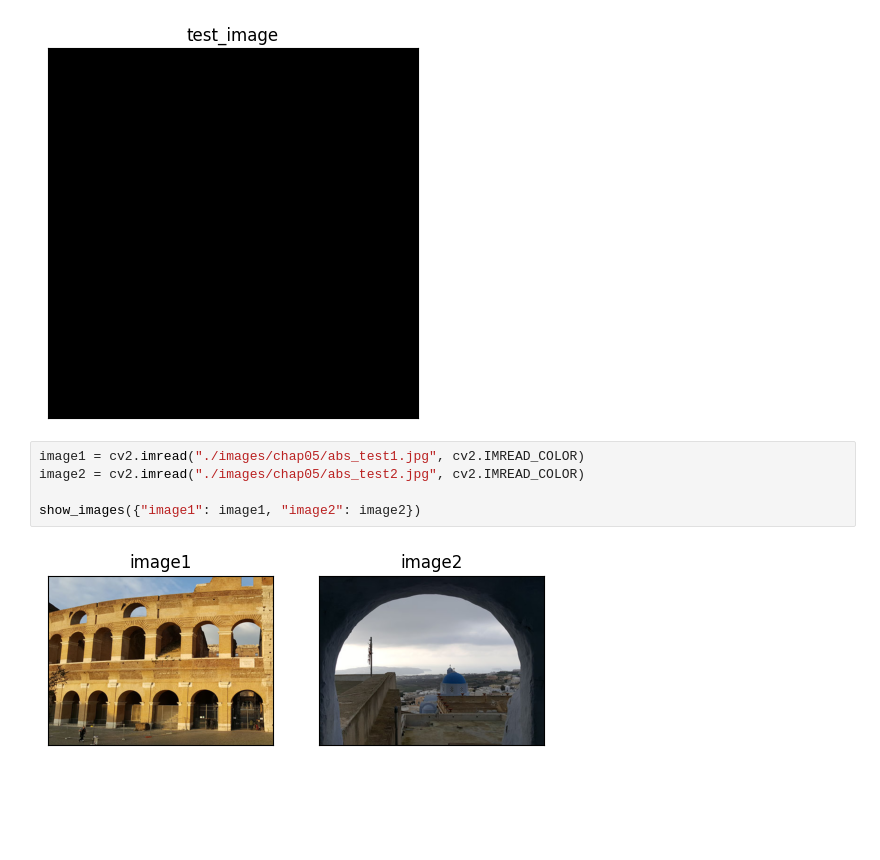
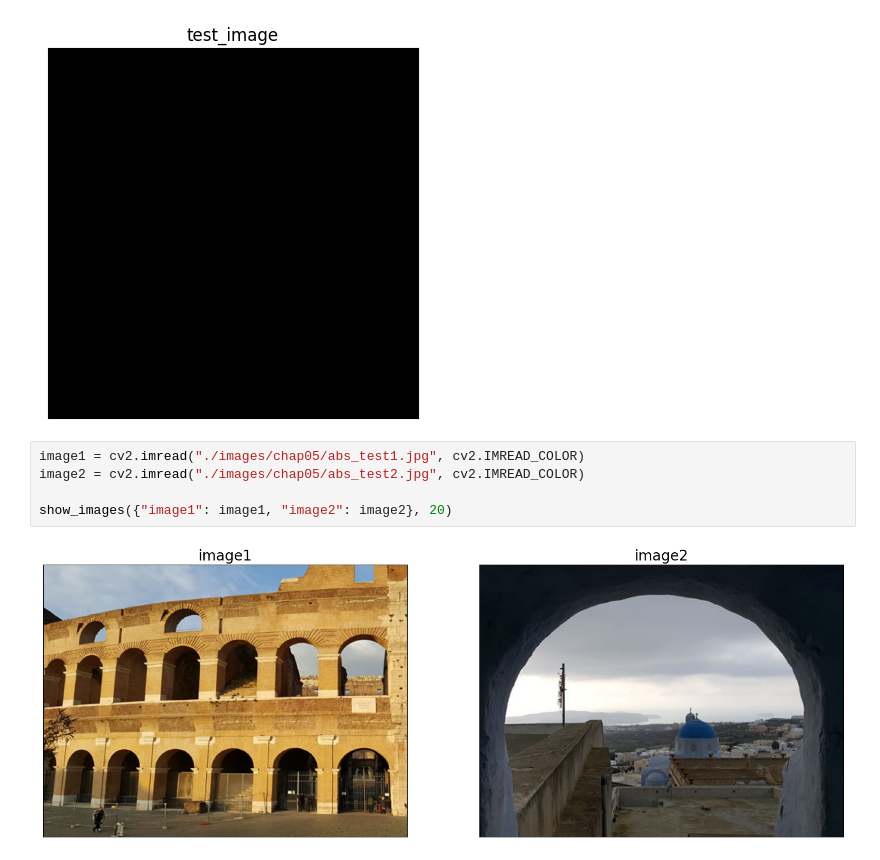
Before and after one commit to kks00/visual_info_processing, a Jupyter notebook: show_image_example.ipynb, the cells around one changed output. Cells and saved outputs as stored; diff of their text form; blank space fills up the shorter version.

```diff
--- a/show_image_example.ipynb
+++ b/show_image_example.ipynb
@@ -12,7 +12,7 @@ show_rgb_image(image, "test_image")
 # %%
 image1 = cv2.imread("./images/chap05/abs_test1.jpg", cv2.IMREAD_COLOR)
 image2 = cv2.imread("./images/chap05/abs_test2.jpg", cv2.IMREAD_COLOR)
 
-show_images({"image1": image1, "image2": image2})
+show_images({"image1": image1, "image2": image2}, 20)
 # %% [output]
-[figure, old version]
+[figure, new version]
```
Also changed, not shown: 2 other files.
